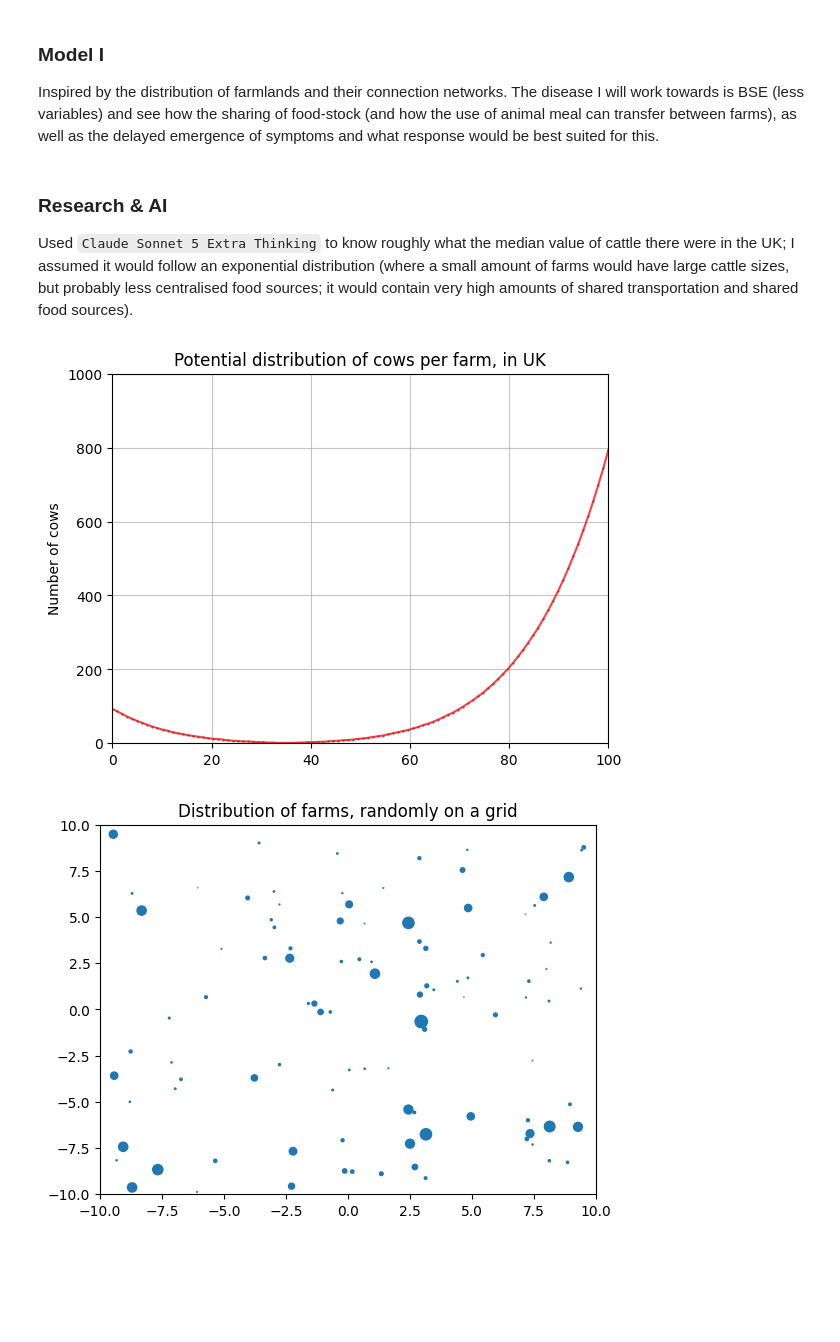
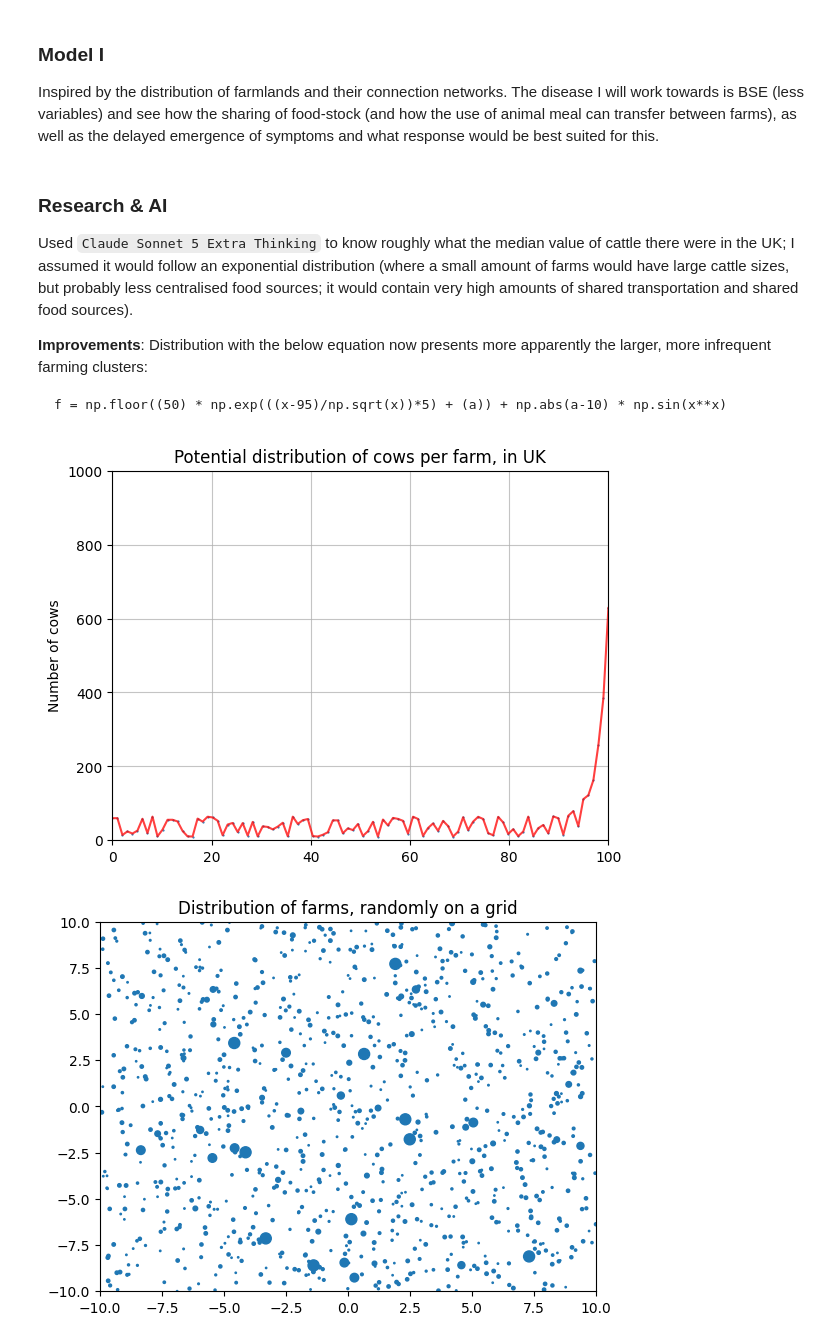
Before and after one commit to r-okotie179/projectTantalus, a Jupyter notebook: synthetic_disease_outbreak.ipynb, the cells around one changed output. Drawn from its saved outputs; the diff is of its cells as text; code cells hidden in the pictures; blank space fills up the shorter version.

````diff
--- a/synthetic_disease_outbreak.ipynb
+++ b/synthetic_disease_outbreak.ipynb
@@ -23,6 +23,12 @@ import pandas as pd
 # %% [markdown]
 ### Research & AI
 Used `Claude Sonnet 5 Extra Thinking` to know roughly what the median value of cattle there were in the UK; I assumed it would follow an exponential distribution (where a small amount of farms would have large cattle sizes, but probably less centralised food sources; it would contain very high amounts of shared transportation and shared food sources).
+
+**Improvements**: Distribution with the below equation now presents more apparently the larger, more infrequent farming clusters:
+
+```
+f = np.floor((50) * np.exp(((x-95)/np.sqrt(x))*5) + (a)) + np.abs(a-10) * np.sin(x**x)
+```
 # %%
 # distribution of number of cattle
 ## it can and will be improved with other distributions
@@ -30,7 +36,7 @@ Used `Claude Sonnet 5 Extra Thinking` to know roughly what the median value of c
 
 x = np.linspace(0, 100, 100)
 a = 37 # median
-f = np.floor((1/4) * np.exp(np.sqrt(np.abs(x-35))) + (np.sqrt(a))-5)
+f = np.floor((50) * np.exp(((x-95)/np.sqrt(x))*5) + (a)) + np.abs(a-10) * np.sin(x**x)
 
 plt.xlim(0, 100)
 plt.ylim(0, 1000)
@@ -43,30 +49,30 @@ plt.show()
 
 #print(f)
 # %% [output]
-[figure, old version]
+[figure, new version]
 # %%
 u = 10 # size of gridding
 
 def farmland(n): # output n nodes
   farmlands = []
   for each_farm in range(n):
     # num cattle, position, centrality (1 indicates entire food source is shared and eaten from one big piece, 0 implies each individual sheep has its own feeding  )
     nc = np.random.choice(f).astype(int)
     position = (np.random.uniform(-u,u), np.random.uniform(-u,u))
     farmlands.append([nc,position])
   df_farms = pd.DataFrame(farmlands, columns=['Cattle No.', 'Position'])
   return df_farms # as dataframe
 
-test = farmland(100)
+test = farmland(1000)
 pos = np.array(test['Position'].tolist())
 
 plt.scatter(pos[:,0], pos[:,1], s=np.array(test['Cattle No.'])/u)
 plt.xlim(-u,u)
 plt.ylim(-u,u)
 plt.title("Distribution of farms, randomly on a grid")
 plt.show()
 # %% [output]
-[figure, old version]
+[figure, new version]
 # %%
 '''
 a time series plot of infected cattle against time
````
